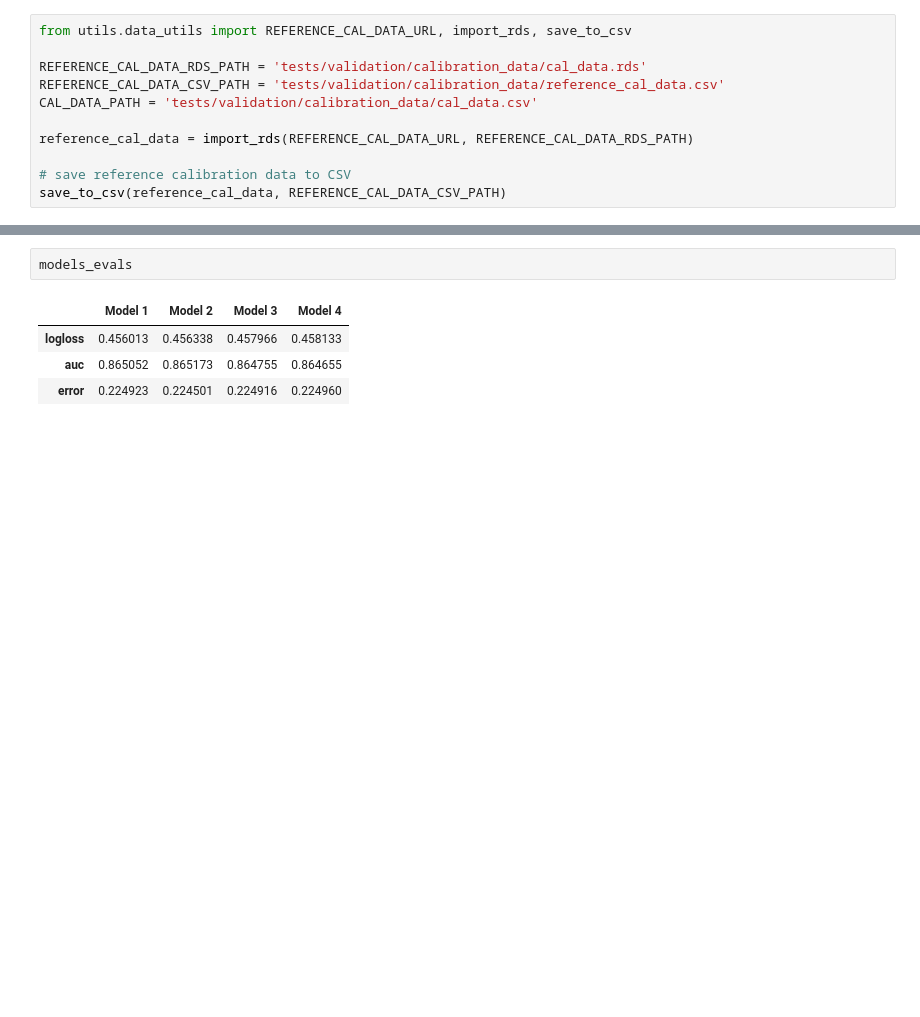
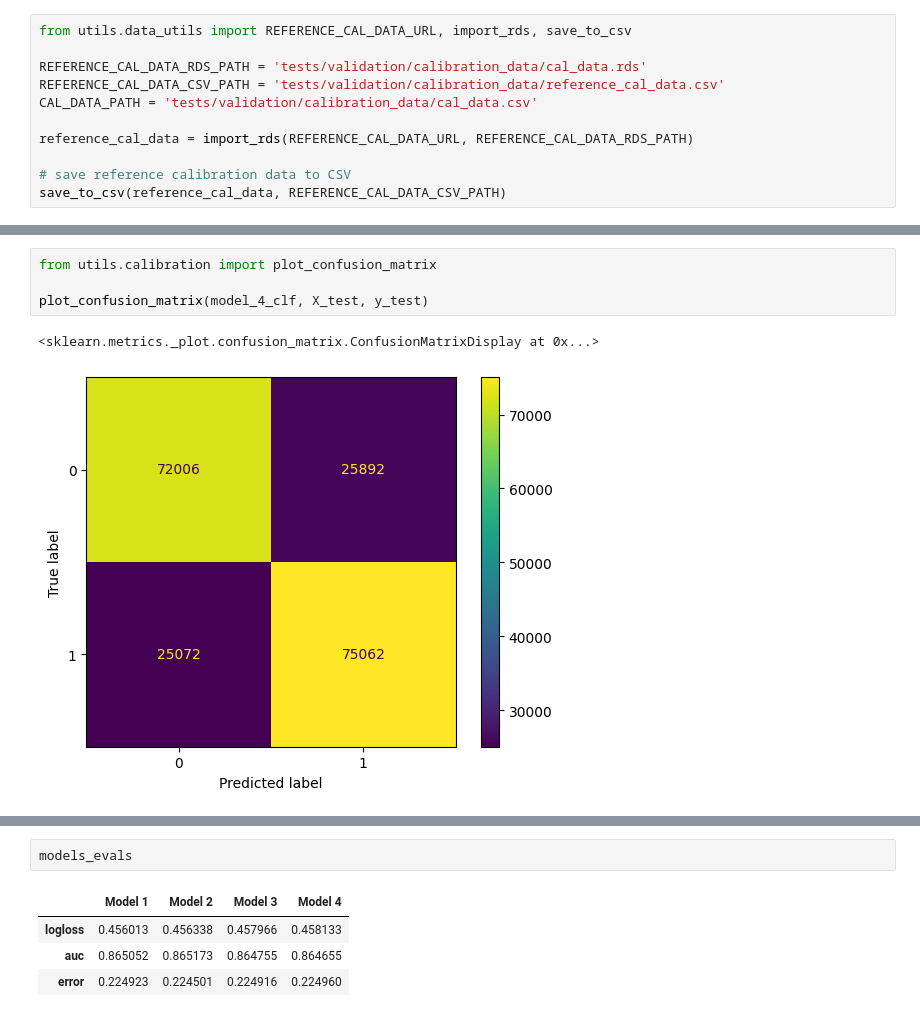
Before and after one commit to jonathanelbailey/nfl-data-models, a Jupyter notebook: notebooks/exploration/eda_nfl_wp_models.ipynb, the cells around one changed output, grey strips where cells are left out. Saved outputs shown, nothing was run; the diff lists cells and outputs as text; blank space fills up the shorter version.

```diff
--- a/notebooks/exploration/eda_nfl_wp_models.ipynb
+++ b/notebooks/exploration/eda_nfl_wp_models.ipynb
@@ -318,0 +595,7 @@ scores = clf.evals_result()
+# %%
+from utils.calibration import plot_confusion_matrix
+
+plot_confusion_matrix(model_4_clf, X_test, y_test)
+# %% [output]
+<sklearn.metrics._plot.confusion_matrix.ConfusionMatrixDisplay at 0x...>
+[figure, added]
```
Also changed, not shown: parts of 60 cells of this notebook, 11 other files.
